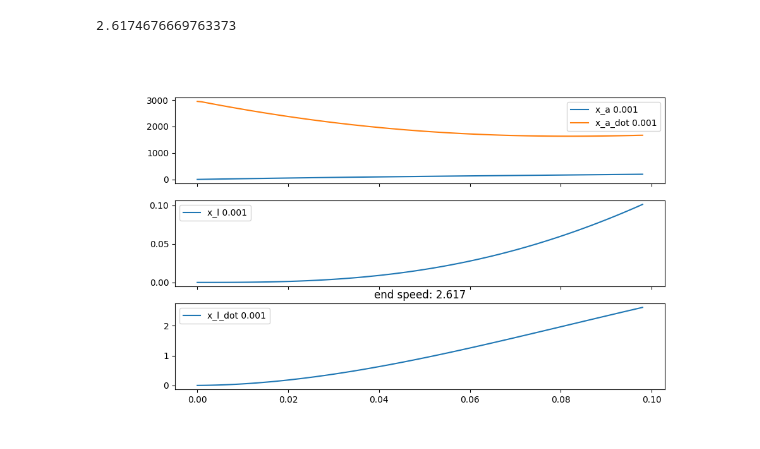
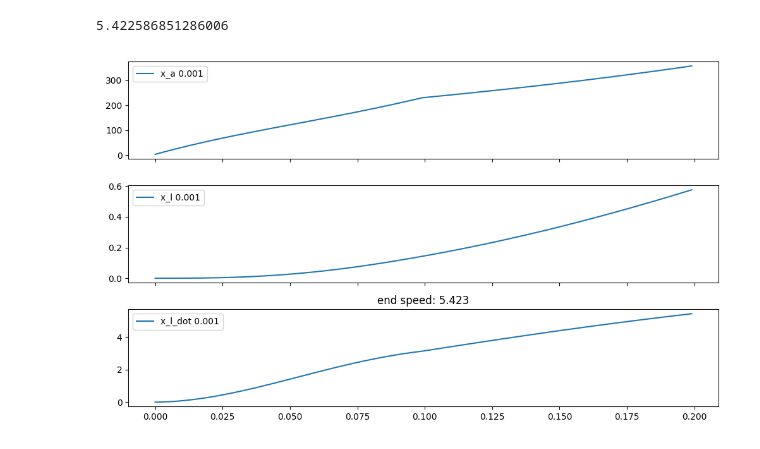
Before and after one commit to NovelMobileRobotsLab/pinto-squirrel, a Jupyter notebook: SEA/comparediffyq.ipynb, the cells around one changed output. Drawn from its saved outputs; the diff is of its cells as text; code cells hidden in the pictures.

```diff
--- a/SEA/comparediffyq.ipynb
+++ b/SEA/comparediffyq.ipynb
@@ -3,32 +3,32 @@ import numpy as np
 import matplotlib.pyplot as plt
 
 %matplotlib widget
-
+plt.rcParams.update({'figure.autolayout': True})
 
 T1 = 0.00025 #0.035 m / 140 rad from TSA test
-T2 = 5 #guess for leg movement/string contract
-m_a = 1/2 * 0.020 * 0.010**2 #cylinder MOI 20g 10mm radius
-m_l = 0.5 #mass to push off ground
-k = 3000 # no idea honestly
-
-tau_max = 0.05 #N*m stall torque
-omega_max = 3000 #about 10,000rpm free speed
-
-c1 = -k * T1**2 * omega_max / tau_max
-c2 = k * T1 * omega_max / (tau_max * T2)
-c3 = k * T1 / (T2 * m_l)
-c4 = -k / (T2**2 * m_l)
-
-# Xdot = A*X where X = [x_a, x_l, x_l_dot]
-A = np.array([
-    [c1, c2, 0],
-    [0, 0, 1],
-    [c3, c4, 0],
-])
-b = [omega_max, 0, 0]
-
+T2 = 3 #guess for leg movement/string contract
 
 def f(X):
+    m_a = 1/2 * 0.020 * 0.010**2 #cylinder MOI 20g 10mm radius
+    m_l = 0.5 #mass to push off ground
+    k = 3000 # no idea honestly
+
+    tau_max = 0.05 #N*m stall torque
+    omega_max = 3000 #about 10,000rpm free speed
+
+    c1 = -k * T1**2 * omega_max / tau_max
+    c2 = k * T1 * omega_max / (tau_max * T2)
+    c3 = k * T1 / (T2 * m_l)
+    c4 = -k / (T2**2 * m_l)
+
+    # Xdot = A*X where X = [x_a, x_l, x_l_dot]
+    A = np.array([
+        [c1, c2, 0],
+        [0, 0, 1],
+        [c3, c4, 0],
+    ])
+    b = [omega_max, 0, 0]
+
     X = np.array(X).reshape(3)
     return A@X + b
 
@@ -40,36 +40,49 @@ def RK4(f, X, dt):
     k4 = f(X + dt*k3)
     return X + (dt/6)*(k1 + 2*k2 + 2*k3 + k4)
 
 X = np.array([0, 0, 0])
 log = []
+log_T = []
 
 dt = 0.001
 times = []
-for ti in np.arange(0, 0.5, dt):
+for ti in np.arange(0, 0.1, dt):
     X = RK4(f, X, dt)
     times.append(ti)
     log.append(X)
+    log_T.append((T1, T2))
 
-    if(X[1] > 0.1 or X[2] < 0):
-        break
+T1 = 0.00025
+T2 = 10
+
+for ti in np.arange(0.1, 0.2, dt):
+    X = RK4(f, X, dt)
+    times.append(ti)
+    log.append(X)
+    log_T.append((T1, T2))
+
 
 log = np.array(log)
+log_T = np.array(log_T)
 endv = log[:,2][-1]
 print(endv)
 
 fig, axs = plt.subplots(3, 1, sharex=True, figsize=(10,6))
 axs[0].plot(times, log[:,0], label=f'x_a {dt}')
 
-axs[0].plot(times, np.gradient(log[:,0])/dt, label=f'x_a_dot {dt}')
+# axs[0].plot(times, np.gradient(log[:,0])/dt, label=f'x_a_dot {dt}')
 
 axs[1].plot(times, log[:,1], label=f'x_l {dt}')
 
 axs[2].plot(times, log[:,2], label=f'x_l_dot {dt}')
 axs[2].set_title(f'end speed: {np.round(endv, 3)}')
 
+# axs[3].plot(times, log_T[:,0], label=f'T1 {dt}')
+# axs[4].plot(times, log_T[:,1], label=f'T2 {dt}')
+
 for ax in axs:
     ax.legend()
 plt.show()
 # %% [output]
-2.6174676669763373
+5.422586851286006
-[figure, old version]
+[figure, new version]
```
Also changed, not shown: parts of 3 cells of this notebook, 1 other file.
